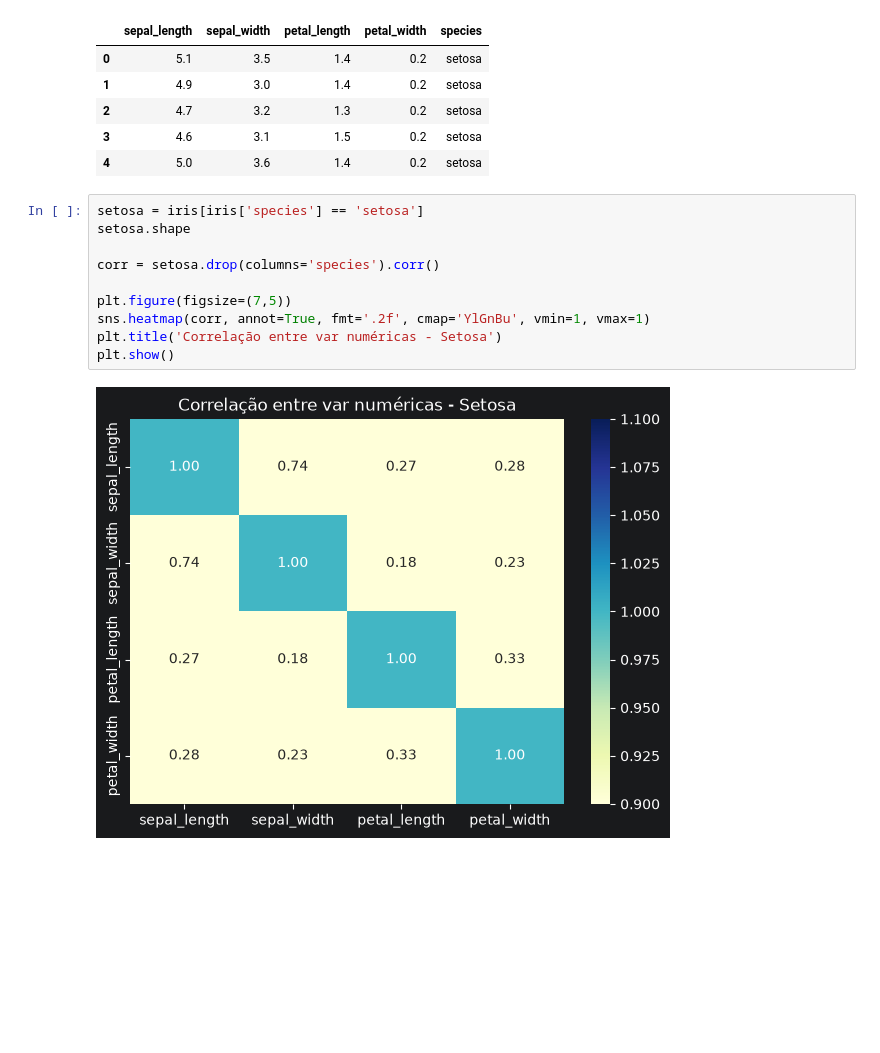
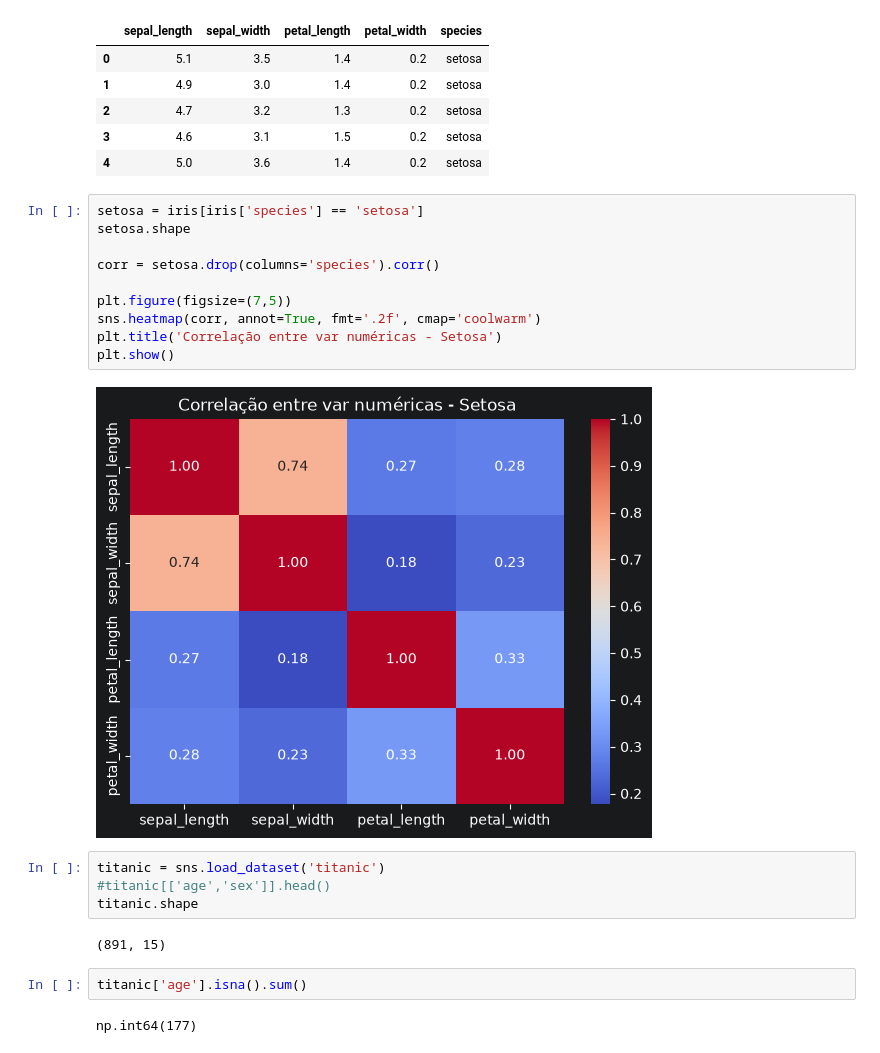
Before and after one commit to caiosemblano/C11-Data-Science, a Jupyter notebook: exercicicosComNota/exercicio9.ipynb, the cells around one changed output. Saved outputs shown, nothing was run; the diff lists cells and outputs as text; blank space fills up the shorter version.

Commit message:
Questões 2 e 3, com dataset titanic

```diff
--- a/exercicicosComNota/exercicio9.ipynb
+++ b/exercicicosComNota/exercicio9.ipynb
@@ -14,12 +14,22 @@ iris.head()
 # %%
 setosa = iris[iris['species'] == 'setosa']
 setosa.shape
 
 corr = setosa.drop(columns='species').corr()
 
 plt.figure(figsize=(7,5))
-sns.heatmap(corr, annot=True, fmt='.2f', cmap='YlGnBu', vmin=1, vmax=1)
+sns.heatmap(corr, annot=True, fmt='.2f', cmap='coolwarm')
 plt.title('Correlação entre var numéricas - Setosa')
 plt.show()
 # %% [output]
-[figure, old version]
+[figure, new version]
+# %%
+titanic = sns.load_dataset('titanic')
+#titanic[['age','sex']].head()
+titanic.shape
+# %% [output]
+(891, 15)
+# %%
+titanic['age'].isna().sum()
+# %% [output]
+np.int64(177)
```
Also changed, not shown: parts of 3 cells of this notebook.
